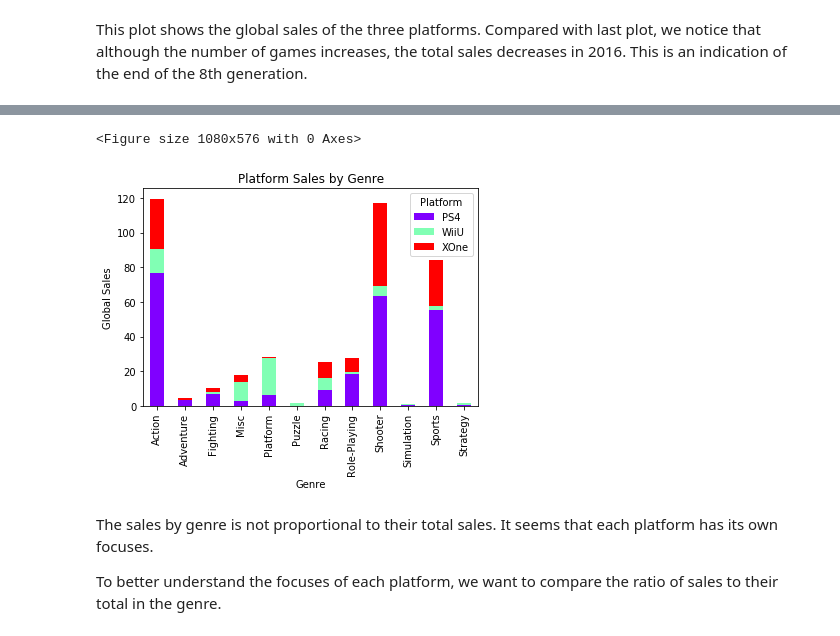
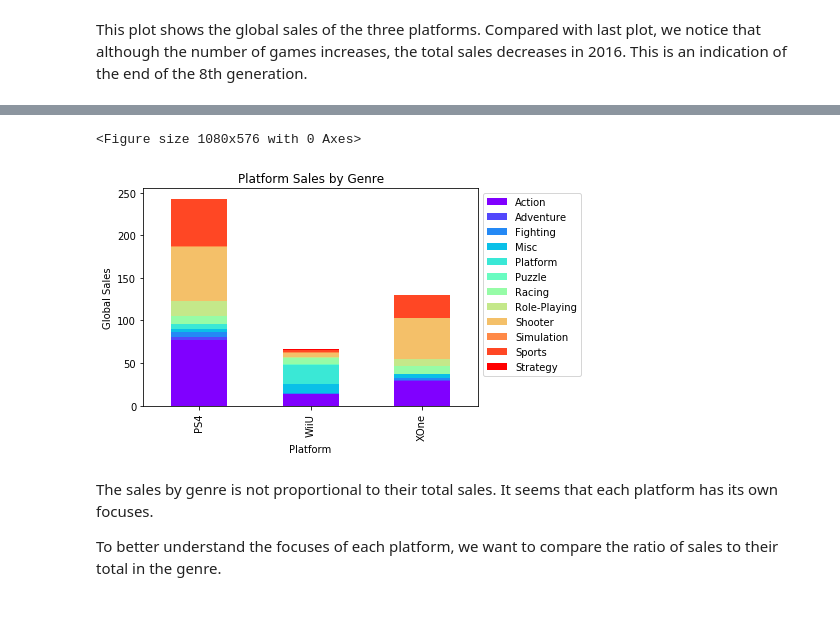
Before and after one commit to sherry9788/STATS131_Final, a Jupyter notebook: xuening.2.ipynb, the cells around one changed output, grey strips where cells are left out. Cells and saved outputs as stored; diff of their text form; code cells hidden in the pictures.

```diff
--- a/xuening.2.ipynb
+++ b/xuening.2.ipynb
@@ -626,6 +625,6 @@ Text(0, 0.5, 'Global_Sales')
 # %% [markdown]
 This plot shows the global sales of the three platforms. Compared with last plot, we notice that although the number of games increases, the total sales decreases in 2016. This is an indication of the end of the 8th generation.
 # %%
-gen8_genre = pd.pivot_table(gen8, index='Genre', columns='Platform', values='Global_Sales', aggfunc=np.sum)
+gen8_genre = pd.pivot_table(gen8, index='Platform', columns='Genre', values='Global_Sales', aggfunc=np.sum)
 gen8_genre
 # %% [output]
@@ -646,12 +636,13 @@ gen8_genre
 # %%
 plt.figure(figsize=(15,8))
 gen8_genre.plot(kind='bar', stacked=True, colormap='rainbow')
 plt.title('Platform Sales by Genre')
 plt.ylabel('Global Sales')
+plt.legend(bbox_to_anchor=(1, 1))
 plt.show()
 # %% [output]
 <Figure size 1080x576 with 0 Axes>
-[figure, old version]
+[figure, new version]
 # %% [markdown]
 The sales by genre is not proportional to their total sales. It seems that each platform has its own focuses.
 
```
Also changed, not shown: parts of 16 cells of this notebook.
